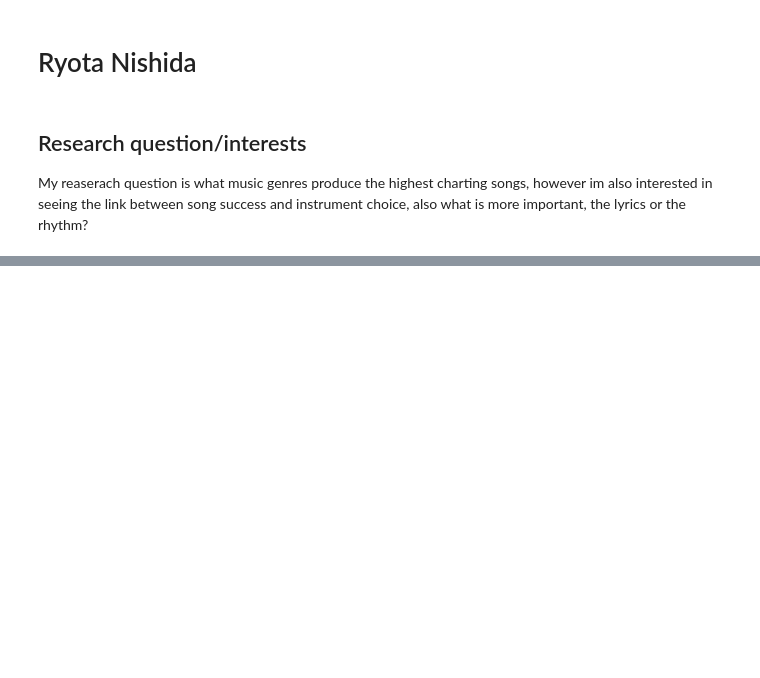
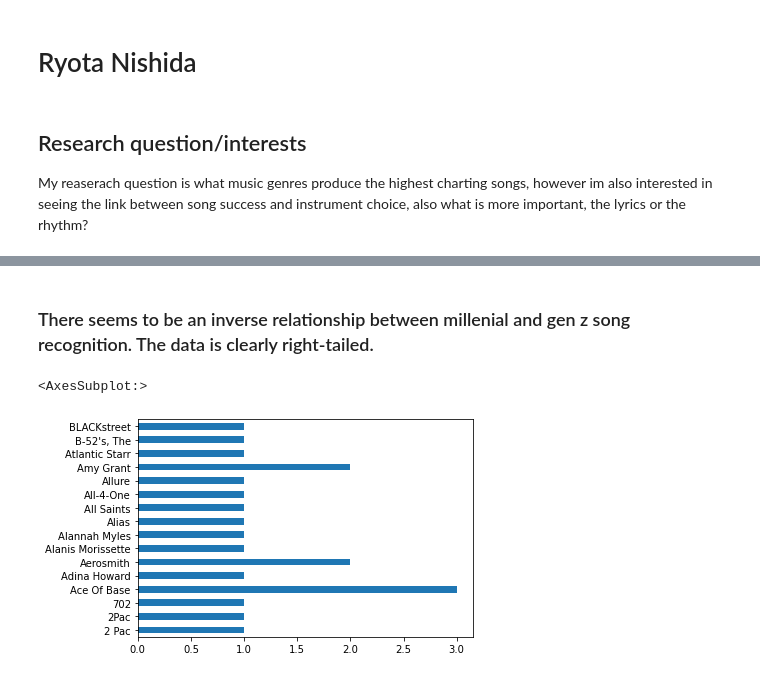
Before and after one commit to data301-2021-winter1/project-group41-project, a Jupyter notebook: notebooks/analysis3.ipynb, the cells around one changed output, grey strips where cells are left out. Cells and saved outputs as stored; diff of their text form; code cells hidden in the pictures; blank space fills up the shorter version.

```diff
--- a/notebooks/analysis3.ipynb
+++ b/notebooks/analysis3.ipynb
@@ -10,0 +84,4 @@ import numpy as np
+# %%
+df2.head()
+
+df4=df2.head(20)
@@ -10,0 +119,7 @@ import numpy as np
+# %% [markdown]
+### There seems to be an inverse relationship between millenial and gen z song recognition. The data is clearly right-tailed.
+# %%
+df4['artist'].value_counts().sort_index().plot.barh()
+# %% [output]
+<AxesSubplot:>
+[figure, added]
```
Also changed, not shown: parts of 43 cells of this notebook.
